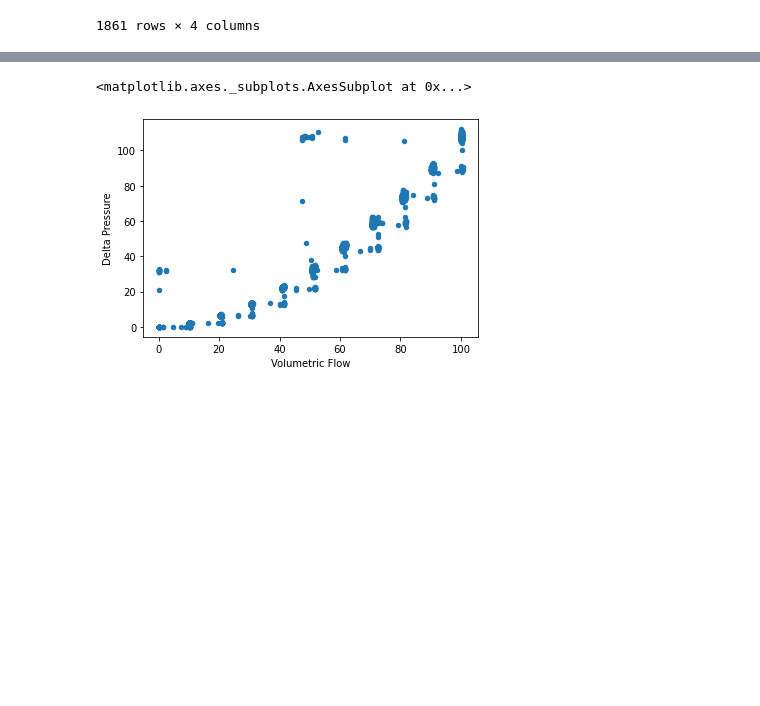
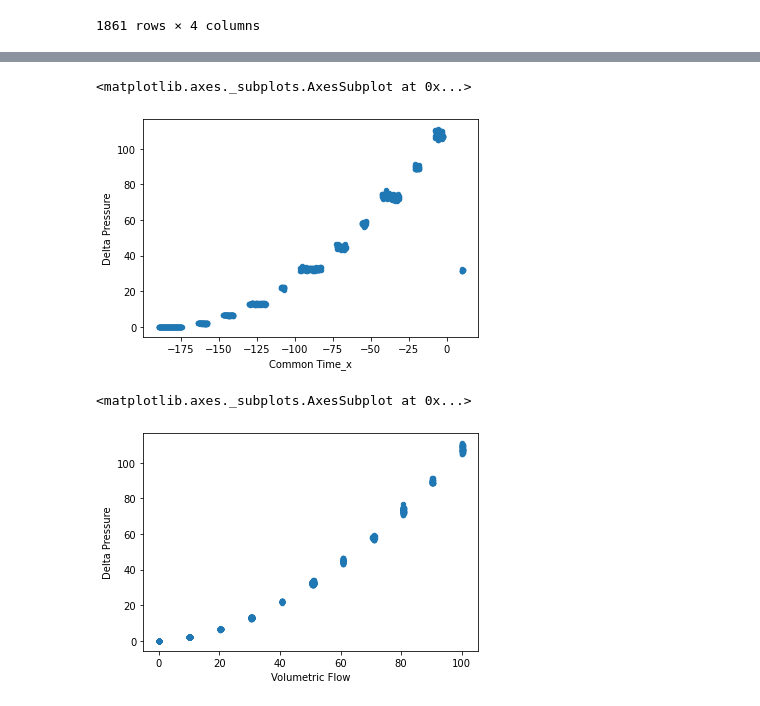
Before and after one commit to Princeton-Penn-Vents/princeton-penn-flowmeter, a Jupyter notebook: analysis/calibration-3.ipynb, the cells around one changed output, grey strips where cells are left out. Drawn from its saved outputs; the diff is of its cells as text; code cells hidden in the pictures; blank space fills up the shorter version.

```diff
--- a/analysis/calibration-3.ipynb
+++ b/analysis/calibration-3.ipynb
@@ -179,5 +210,10 @@ df.plot("Common Time_x", ["Volumetric Flow", "Delta Pressure"])
+# %%
+df[~df["Recent Change"]].plot.scatter("Common Time_x", "Delta Pressure")
+# %% [output]
+<matplotlib.axes._subplots.AxesSubplot at 0x...>
+[figure, added]
 # %%
-df.plot.scatter("Volumetric Flow", "Delta Pressure")
+df[~df["Recent Change"]].plot.scatter("Volumetric Flow", "Delta Pressure")
 # %% [output]
 <matplotlib.axes._subplots.AxesSubplot at 0x...>
-[figure, old version]
+[figure, new version]
```
Also changed, not shown: parts of 7 cells of this notebook.
